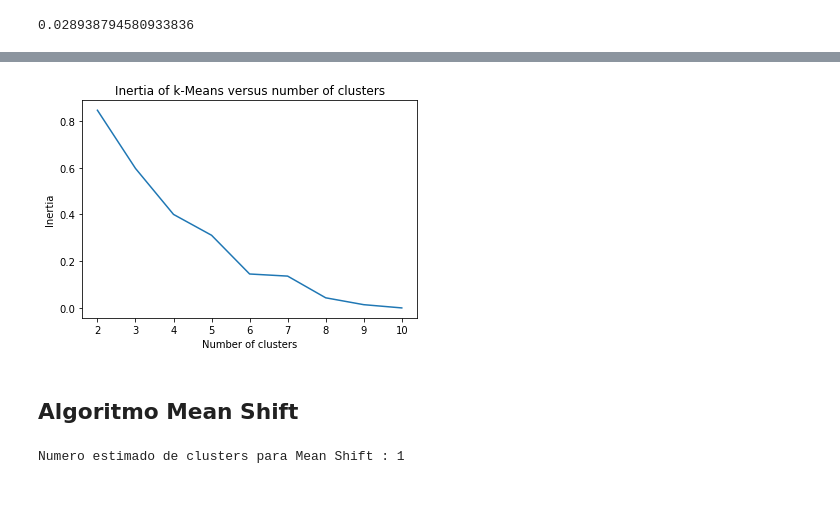
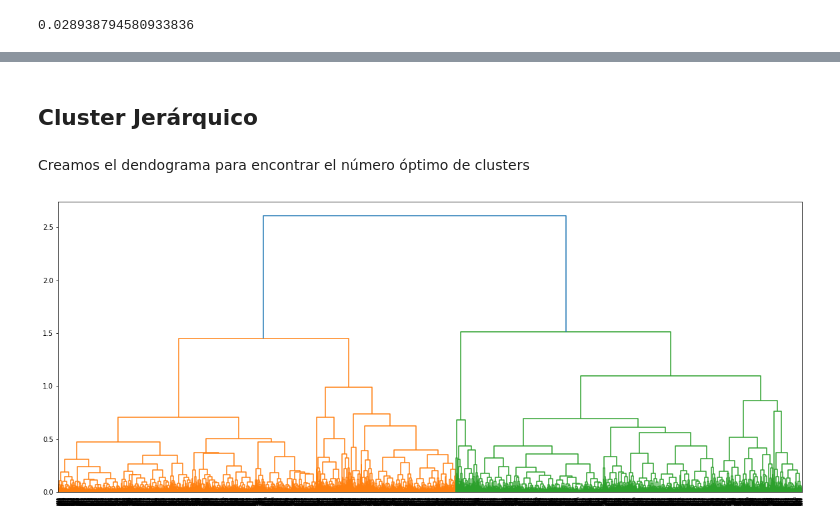
Before and after one commit to Martin317/mentoria-prediccion-indices-financieros, a Jupyter notebook: TP5AprendizajeNoSupervisado/EnunciadoTP5AprendizajeNoSupervisado.ipynb, the cells around one changed output, grey strips where cells are left out. Drawn from its saved outputs; the diff is of its cells as text; code cells hidden in the pictures; blank space fills up the shorter version.

```diff
--- a/TP5AprendizajeNoSupervisado/EnunciadoTP5AprendizajeNoSupervisado.ipynb
+++ b/TP5AprendizajeNoSupervisado/EnunciadoTP5AprendizajeNoSupervisado.ipynb
@@ -251,32 +307,12 @@ print(labels)
-# %%
-#Prueba: para elegir el hiperparámetro n_clusters, variando de 2 a 11 clusters
-scores = [TimeSeriesKMeans(n_clusters=i+2, metric="euclidean").fit(formatted_dataset).inertia_ for i in range(10)]
-
-from matplotlib import pyplot as plt
-plt.plot(np.arange(2, 12), scores)
-plt.xlabel('Number of clusters')
-plt.xticks(np.arange(2, 11, step=1))
-plt.ylabel("Inertia")
-plt.title("Inertia of k-Means versus number of clusters")
-plt.show()
-# %% [output]
-[figure, removed]
-# %% [markdown]
-## Algoritmo Mean Shift
-# %%
-from sklearn.cluster import MeanShift
-#from sklearn import decomposition
-
-ms = MeanShift(bandwidth=70, bin_seeding=True)
-
-ms.fit(df_ret)
-
-clusters = ms.labels_
-cluster_centers = ms.cluster_centers_
-
-labels_unique = np.unique(clusters)
-n_clusters_ = len(labels_unique)
-
-print("Numero estimado de clusters para Mean Shift : %d" % n_clusters_)
-# %% [output]
-Numero estimado de clusters para Mean Shift : 1
+# %% [markdown]
+## Cluster Jerárquico
+# %% [markdown]
+Creamos el dendograma para encontrar el número óptimo de clusters
+# %%
+import scipy.cluster.hierarchy as sch
+
+plt.figure(figsize=(20,8))
+dend = sch.dendrogram(sch.linkage(df_ret, method='ward'))
+plt.show()
+# %% [output]
+[figure, added]
```
Also changed, not shown: parts of 45 cells of this notebook.
